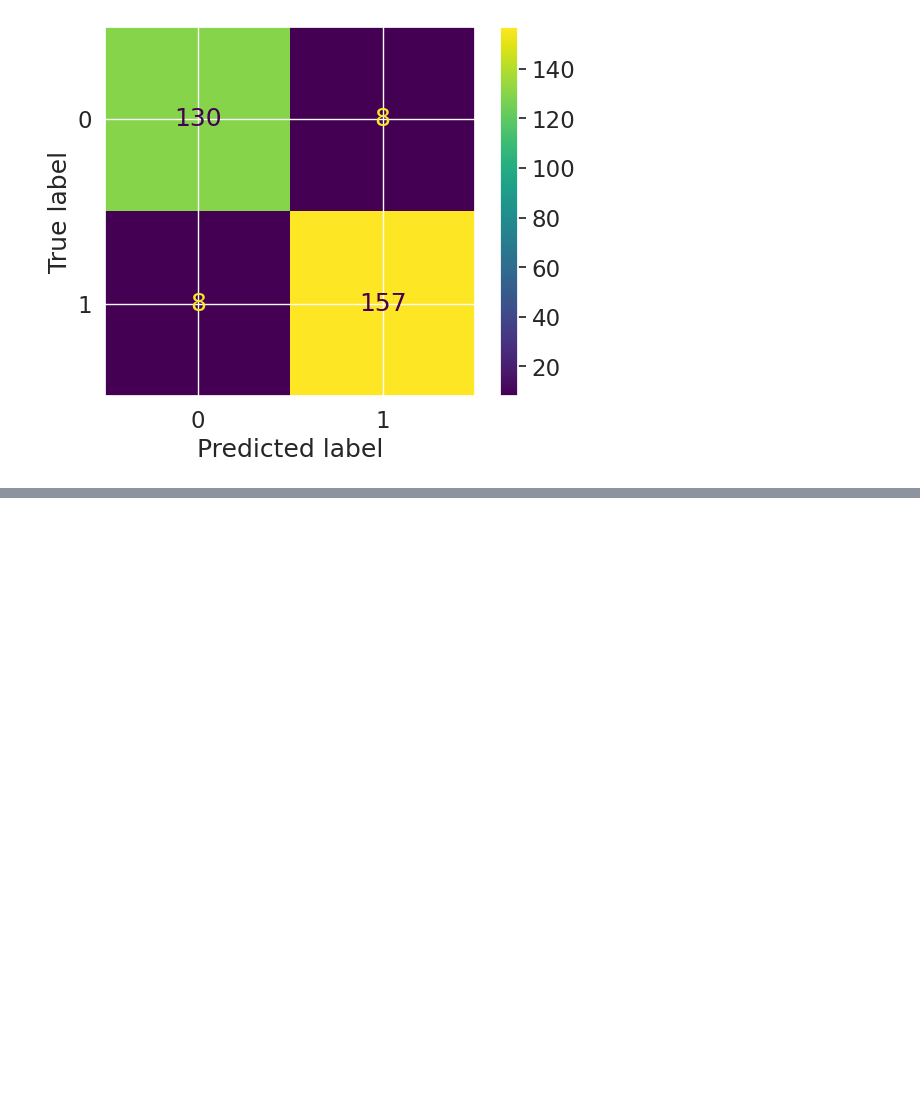
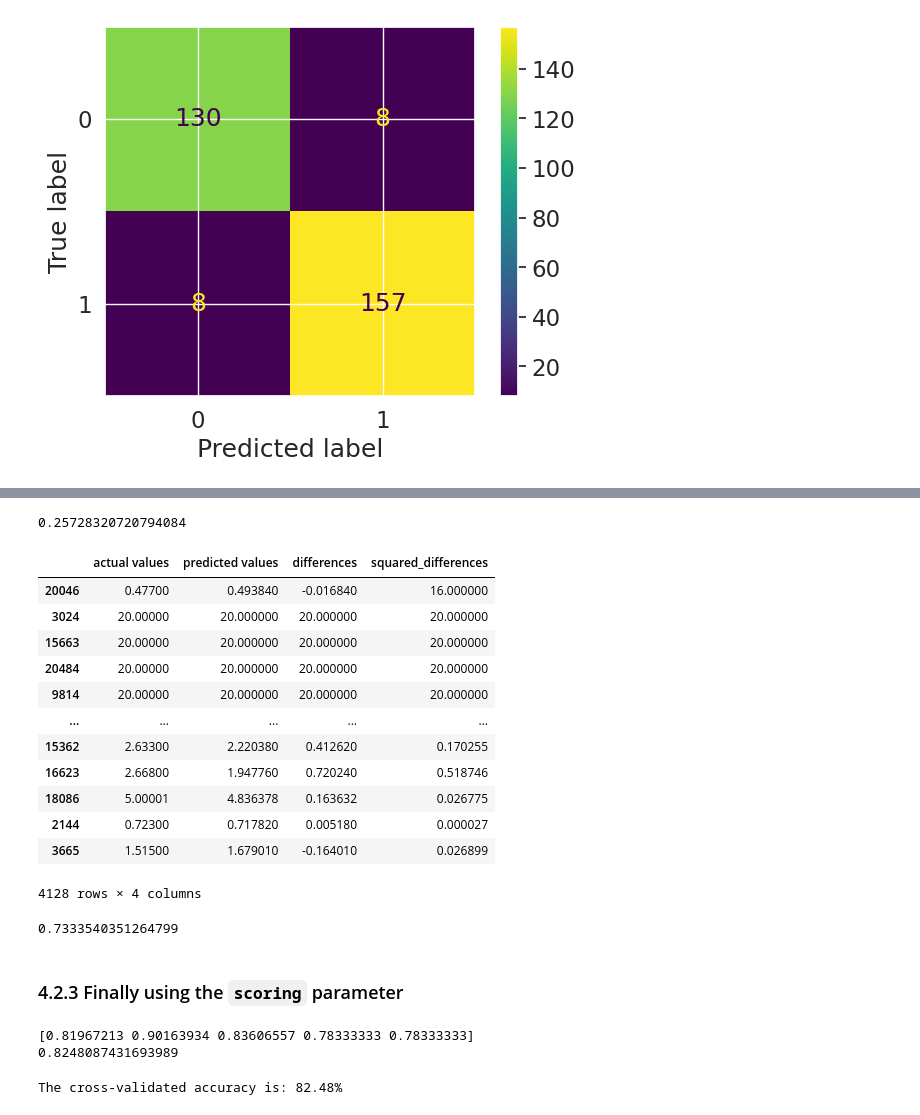
Before and after one commit to ERROR244/AI-ML-DS-Bootcamp, a Jupyter notebook: py/tutorials/T1/src/introduction-to-scikit-learn-1.ipynb, the cells around one changed output, grey strips where cells are left out. Cells and saved outputs as stored; diff of their text form; code cells hidden in the pictures; blank space fills up the shorter version.

Commit message:
143. Improving A Machine Learning Model.

```diff
--- a/py/tutorials/T1/src/introduction-to-scikit-learn-1.ipynb
+++ b/py/tutorials/T1/src/introduction-to-scikit-learn-1.ipynb
@@ -1613,0 +1619,6 @@ ConfusionMatrixDisplay.from_predictions(y_true=y_test, y_pred=y_pr)
+# %%
+from sklearn.metrics import mean_absolute_error
+
+y_preds = model.predict(x_test)
+mae = mean_absolute_error(y_test, y_preds)
+mae
@@ -1613,0 +1627,5 @@ ConfusionMatrixDisplay.from_predictions(y_true=y_test, y_pred=y_pr)
+# %%
+df = pd.DataFrame(data={"actual values": y_test,
+                        "predicted values": y_preds})
+df["differences"] = df["actual values"] - df["predicted values"]
+df.head(10)
@@ -1613,0 +1662,3 @@ ConfusionMatrixDisplay.from_predictions(y_true=y_test, y_pred=y_pr)
+# %%
+df["squared_differences"] = np.square(df["differences"])
+df.head()
@@ -1613,0 +1678,3 @@ ConfusionMatrixDisplay.from_predictions(y_true=y_test, y_pred=y_pr)
+# %%
+df_large_error = df.copy()
+df_large_error.iloc[0]["squared_differences"] = 16
@@ -1613,0 +1701,29 @@ ConfusionMatrixDisplay.from_predictions(y_true=y_test, y_pred=y_pr)
+# %%
+# Calculate MSE with large error
+df_large_error["squared_differences"].mean()
+# %% [output]
+0.25728320720794084
+# %%
+df_large_error.iloc[1:100] = 20
+df_large_error
+# %% [output]
+|  | actual values | predicted values | differences | squared_differences |
+| 20046 | 0.47700 | 0.493840 | -0.016840 | 16.000000 |
+| 3024 | 20.00000 | 20.000000 | 20.000000 | 20.000000 |
+| 15663 | 20.00000 | 20.000000 | 20.000000 | 20.000000 |
+| 20484 | 20.00000 | 20.000000 | 20.000000 | 20.000000 |
+| 9814 | 20.00000 | 20.000000 | 20.000000 | 20.000000 |
+| ... | ... | ... | ... | ... |
+| 15362 | 2.63300 | 2.220380 | 0.412620 | 0.170255 |
+| 16623 | 2.66800 | 1.947760 | 0.720240 | 0.518746 |
+| 18086 | 5.00001 | 4.836378 | 0.163632 | 0.026775 |
+| 2144 | 0.72300 | 0.717820 | 0.005180 | 0.000027 |
+| 3665 | 1.51500 | 1.679010 | -0.164010 | 0.026899 |
+4128 rows × 4 columns
+# %%
+# Calculate MSE with more large error
+df_large_error["squared_differences"].mean()
+# %% [output]
+0.7333540351264799
+# %% [markdown]
+### 4.2.3 Finally using the `scoring` parameter
@@ -1613,0 +1740,14 @@ ConfusionMatrixDisplay.from_predictions(y_true=y_test, y_pred=y_pr)
+# %%
+np.random.seed(42)
+
+# Cross-validation accuracy
+cv_acc = cross_val_score(clf, x, y, cv=5, scoring=None)
+print(cv_acc), print(cv_acc.mean());
+# %% [output]
+[0.81967213 0.90163934 0.83606557 0.78333333 0.78333333]
+0.8248087431693989
+# %%
+# Cross-validation accuracy
+print(f"The cross-validated accuracy is: {np.mean(cv_acc)*100:.2f}%")
+# %% [output]
+The cross-validated accuracy is: 82.48%
```
Also changed, not shown: parts of 72 cells of this notebook, 1 other file.
